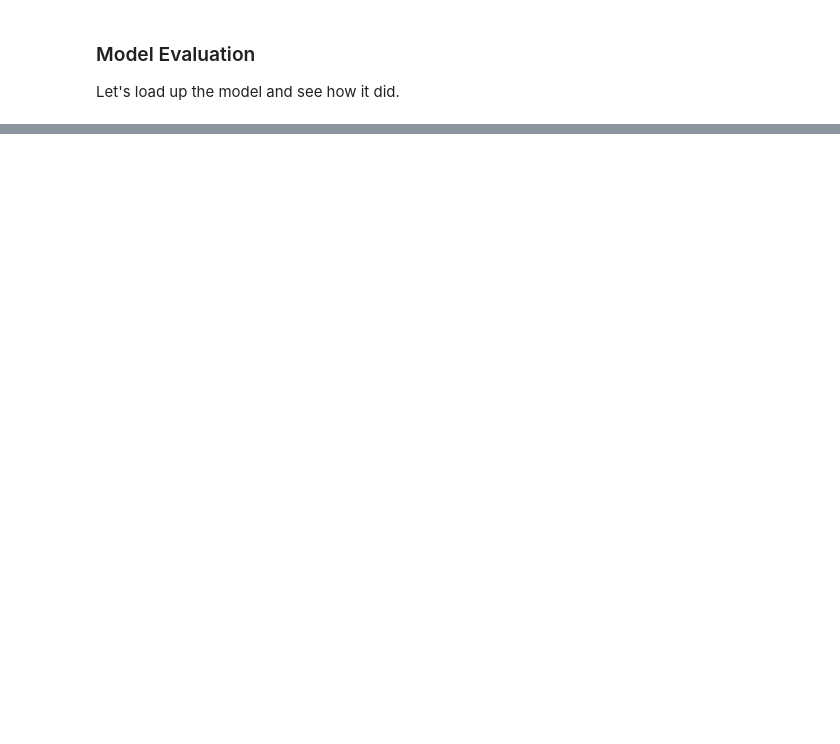
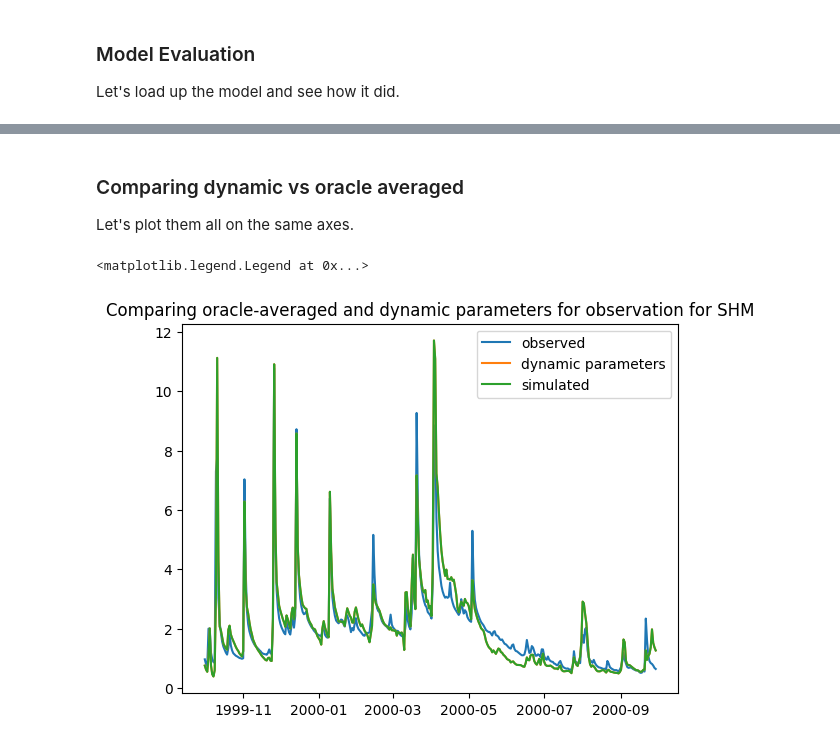
Before and after one commit to mines-ciroh/neuralhydrology-dcfe, a Jupyter notebook: examples/08-SHM/shm_training.ipynb, the cells around one changed output, grey strips where cells are left out. Cells and saved outputs as stored; diff of their text form; code cells hidden in the pictures; blank space fills up the shorter version.

```diff
--- a/examples/08-SHM/shm_training.ipynb
+++ b/examples/08-SHM/shm_training.ipynb
@@ -75,0 +138,14 @@ Text(0.5, 1.0, 'Dynamic, 10 epoch (overfit), Basin 02177000 - NSE 0.995')
+# %% [markdown]
+### Comparing dynamic vs oracle averaged
+Let's plot them all on the same axes.
+# %%
+# extract observations and simulations
+plt.plot(qobs['datetime'], qobs[0],label='observed')
+plt.plot(qsim_dynamic['datetime'], qsim_dynamic[0],label='dynamic parameters')
+plt.plot(qsim_oracle['datetime'], qsim_oracle[0], label='simulated')
+#plt.set_ylabel("Discharge (mm/d)")
+plt.title("Comparing oracle-averaged and dynamic parameters for observation for SHM")
+plt.legend()
+# %% [output]
+<matplotlib.legend.Legend at 0x...>
+[figure, added]
```
Also changed, not shown: parts of 7 cells of this notebook, 4 other files.
